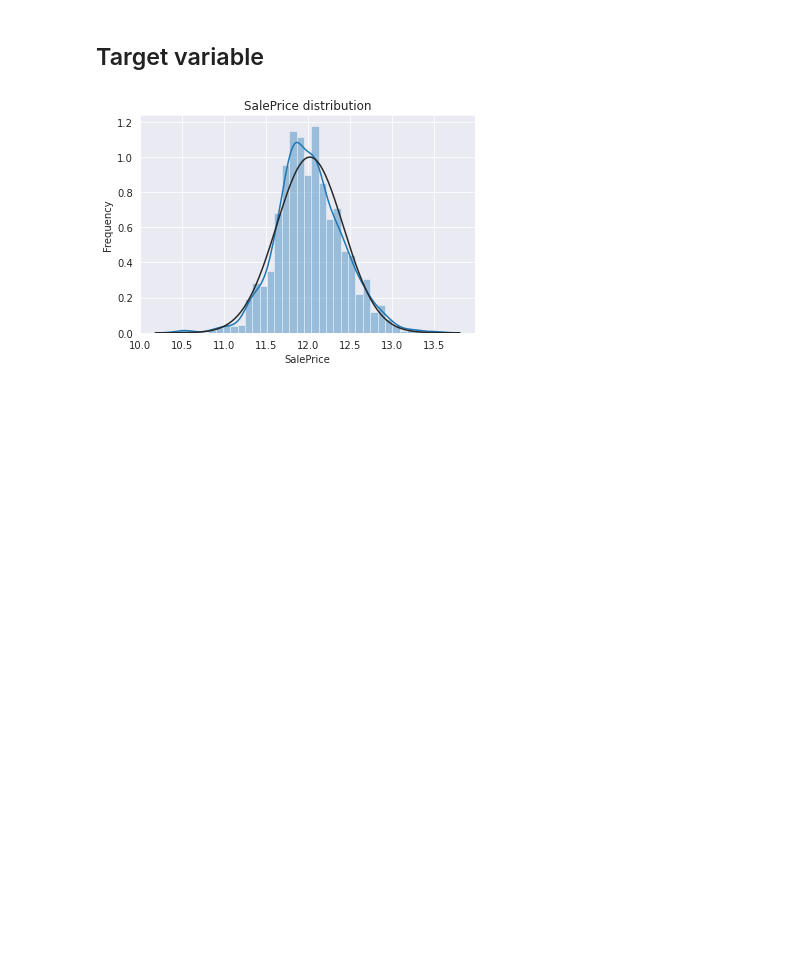
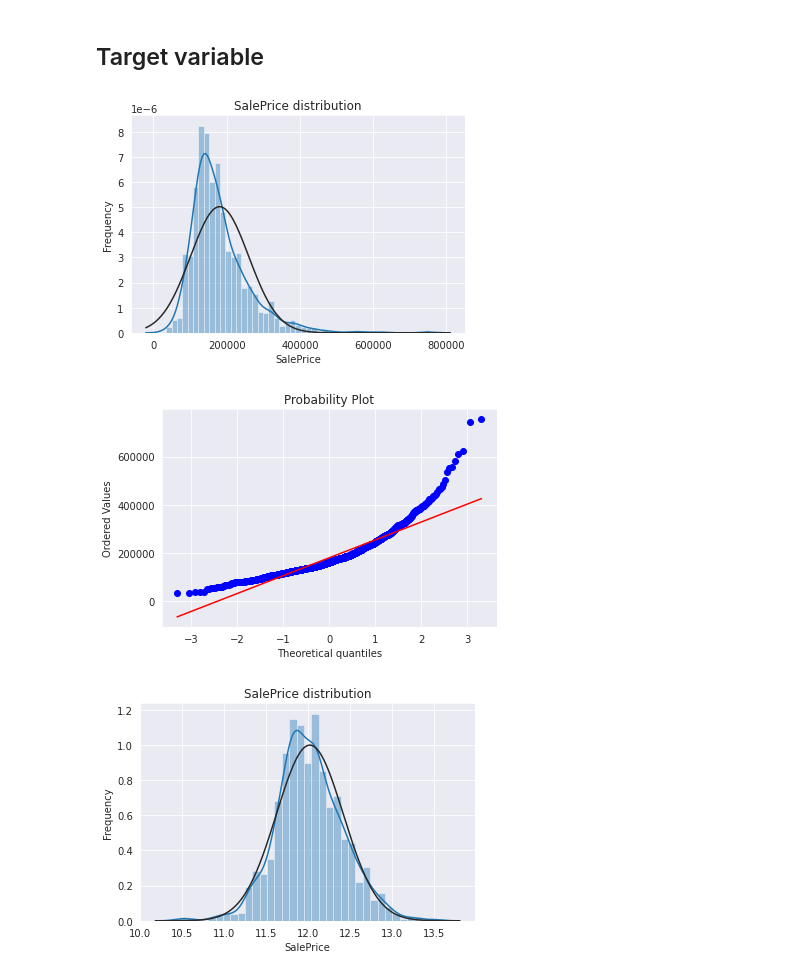
Before and after one commit to wrzdylan/HousingPrice, a Jupyter notebook: data_processing.ipynb, the cells around one changed output. Drawn from its saved outputs; the diff is of its cells as text; code cells hidden in the pictures; blank space fills up the shorter version.

Commit message:
ending housing price

```diff
--- a/data_processing.ipynb
+++ b/data_processing.ipynb
@@ -52,5 +67,25 @@ memory usage: 924.0+ KB
 # %% [markdown]
 ## Target variable
+# %%
+def display_dist(series: pd.Series, col_name: str):
+    """
+    Display an histogram and a normal probability plot
+
+    :param series: pd.Series
+    :param col_name: str
+    """
+    sns.distplot(series , fit=norm);
+
+    plt.ylabel('Frequency')
+    plt.title(f'{col_name} distribution')
+
+    fig = plt.figure()
+    res = stats.probplot(series, plot=plt);
+# %%
+display_dist(df['SalePrice'], 'SalePrice')
+# %% [output]
+[figure, added]
+[figure, added]
 # %%
 # We use log because the min value is above 30k, no need of log1p
 df["SalePrice"] = np.log(df["SalePrice"])
```
Also changed, not shown: parts of 14 cells of this notebook, 5 other files.
